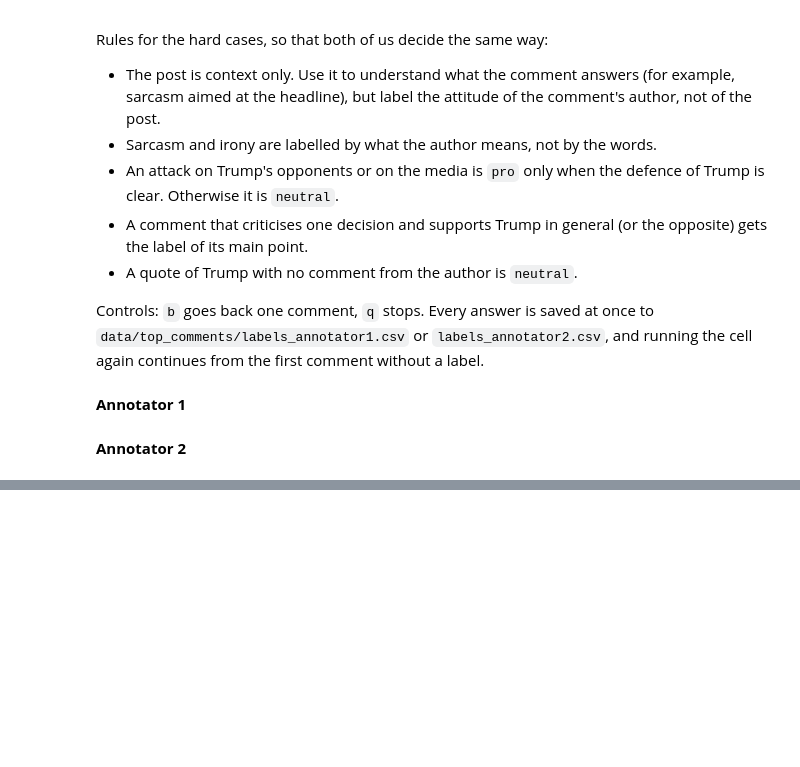
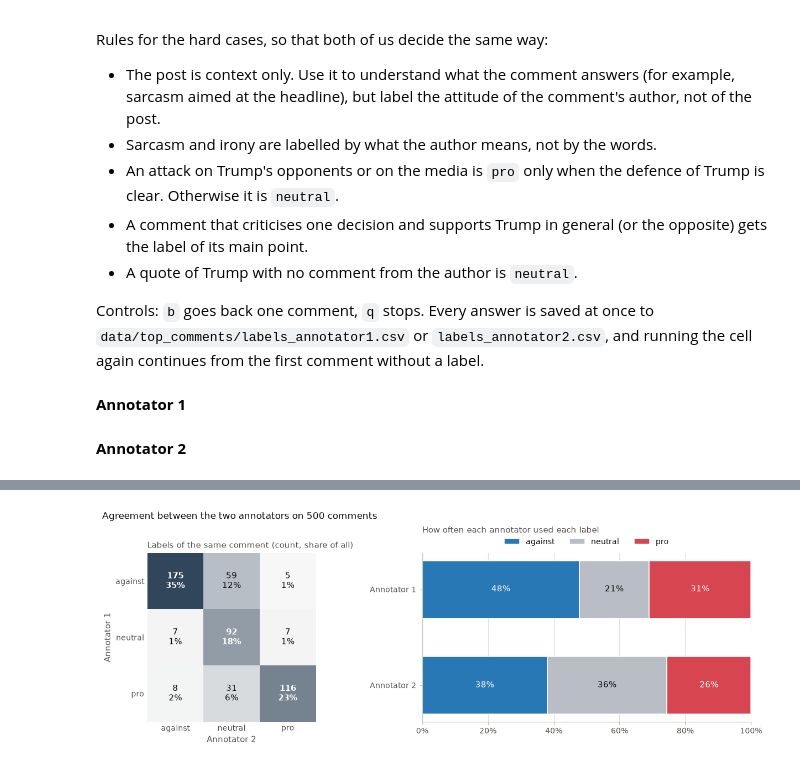
Before and after one commit to khorunzhaviktoriia/reddit_analysis_project, a Jupyter notebook: notebooks/EDA/top_comments_eda.ipynb, the cells around one changed output, grey strips where cells are left out. Cells and saved outputs as stored; diff of their text form; code cells hidden in the pictures; blank space fills up the shorter version.

Commit message:
Exploring annotated comments

```diff
--- a/notebooks/EDA/top_comments_eda.ipynb
+++ b/notebooks/EDA/top_comments_eda.ipynb
@@ -249,0 +341,37 @@ Annotator 2: 0 of 500 comments are labelled; run this cell to continue
+# %%
+fig, (ax_m, ax_d) = plt.subplots(1, 2, figsize=(11, 3.9), gridspec_kw={"width_ratios": [1, 1.25]}, layout="constrained")
+
+ax_m.imshow(m_all / m_all.sum(), cmap=mcolors.LinearSegmentedColormap.from_list("magnitude", ["#F7F7F7", "#31465A"]))
+for i in range(3):
+    for j in range(3):
+        share = m_all[i, j] / m_all.sum()
+        ax_m.text(j, i, f"{m_all[i, j]}\n{share:.0%}", ha="center", va="center", fontsize=9.5,
+                  color="white" if share > 0.15 else INK, fontweight="bold" if i == j else "normal")
+ax_m.set_xticks(range(3), CLASSES)
+ax_m.set_yticks(range(3), CLASSES)
+ax_m.set_xlabel("Annotator 2")
+ax_m.set_ylabel("Annotator 1")
+ax_m.grid(False)
+ax_m.tick_params(length=0)
+for side in ax_m.spines.values():
+    side.set_visible(False)
+ax_m.set_title("Labels of the same comment (count, share of all)")
+
+dist = pd.DataFrame({a: pairs[f"label_{a}"].value_counts(normalize=True).reindex(CLASSES, fill_value=0) for a in (1, 2)})
+left = np.zeros(2)
+for label in CLASSES:
+    share = dist.loc[label].to_numpy()
+    ax_d.barh([1, 0], share, left=left, height=0.6, color=LABEL_COLOR[label], edgecolor="white", label=label)
+    for y, s, l in zip([1, 0], share, left):
+        ax_d.text(l + s / 2, y, f"{s:.0%}", ha="center", va="center", fontsize=9.5, color=INK if label == "neutral" else "white")
+    left += share
+ax_d.set_yticks([1, 0], ["Annotator 1", "Annotator 2"])
+ax_d.set_xlim(0, 1)
+ax_d.xaxis.set_major_formatter(mticker.PercentFormatter(1))
+ax_d.grid(axis="y", visible=False)
+ax_d.legend(ncols=3, loc="lower center", bbox_to_anchor=(0.5, 1.0))
+ax_d.set_title("How often each annotator used each label", pad=24)
+fig.suptitle(f"Agreement between the two annotators on {len(pairs)} comments", x=0.01, ha="left", fontsize=11)
+plt.show()
+# %% [output]
+[figure, added]
```
Also changed, not shown: parts of 9 cells of this notebook.
